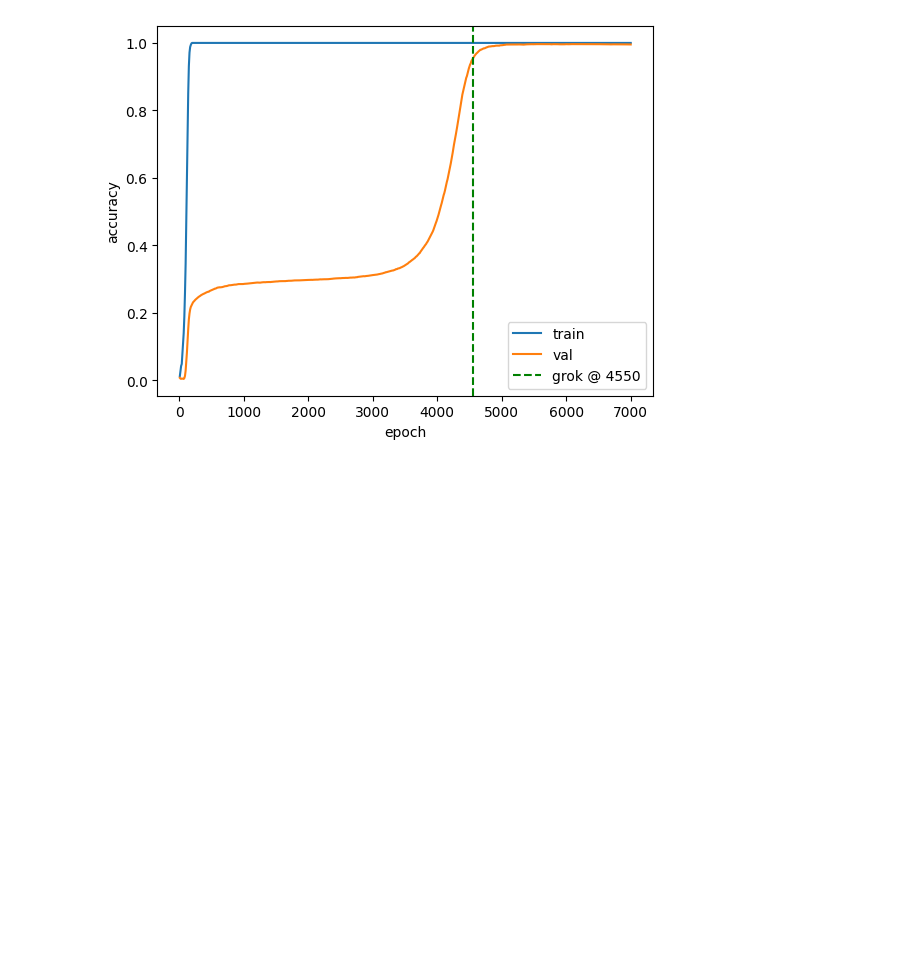
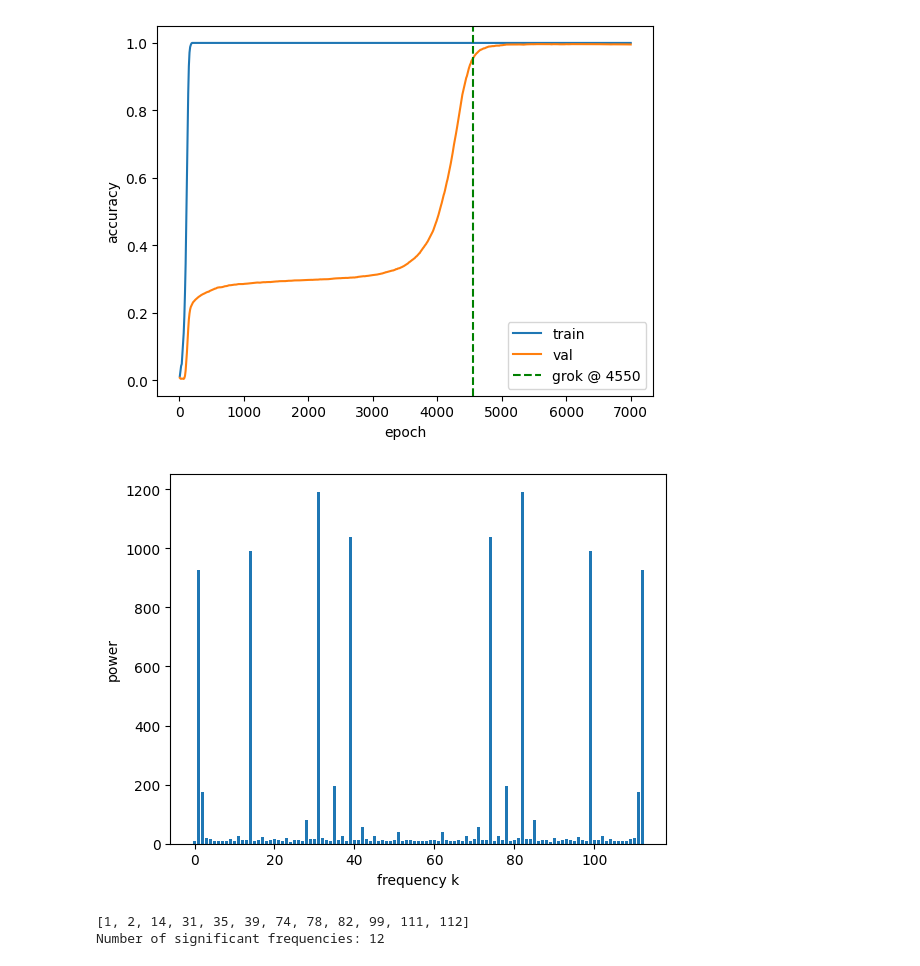
Before and after one commit to wtfPrethiv/Mechanistic-Interpretability-of-Grokking-in-Transformers, a Jupyter notebook: notebooks/model.ipynb, the cells around one changed output. Cells and saved outputs as stored; diff of their text form; code cells hidden in the pictures; blank space fills up the shorter version.

Commit message:
feat: found 6 fourier spectrums and add plots

```diff
--- a/notebooks/model.ipynb
+++ b/notebooks/model.ipynb
@@ -194,3 +194,22 @@ plt.legend()
 plt.show()
 # %% [output]
 [figure]
+# %%
+W_E = model.embed.W_E.detach()[:113]
+fft_vals = torch.fft.fft(W_E, dim=0)
+power = (fft_vals.abs() ** 2).sum(dim=1)
+
+plt.bar(range(len(power)), power.cpu().numpy())
+plt.xlabel("frequency k")
+plt.ylabel("power")
+plt.show()
+# %% [output]
+[figure, added]
+# %%
+threshold = 0.1 * power.max()
+significant_freqs = (power > threshold).nonzero().squeeze()
+print(significant_freqs.tolist())
+print(f"Number of significant frequencies: {len(significant_freqs)}")
+# %% [output]
+[1, 2, 14, 31, 35, 39, 74, 78, 82, 99, 111, 112]
+Number of significant frequencies: 12
```
Also changed, not shown: 2 other files.
